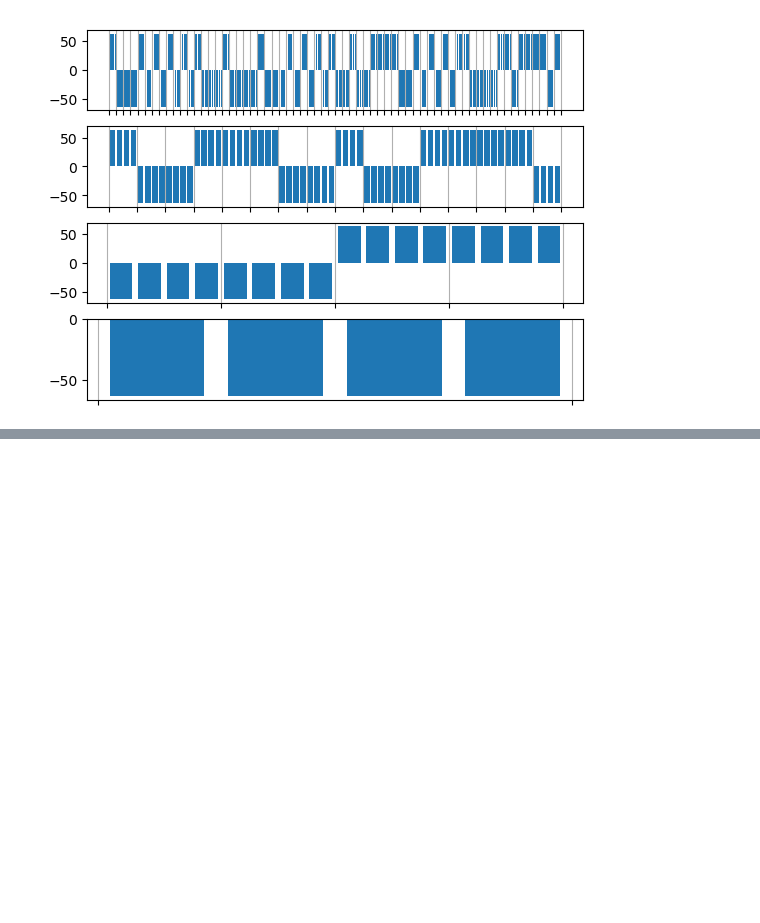
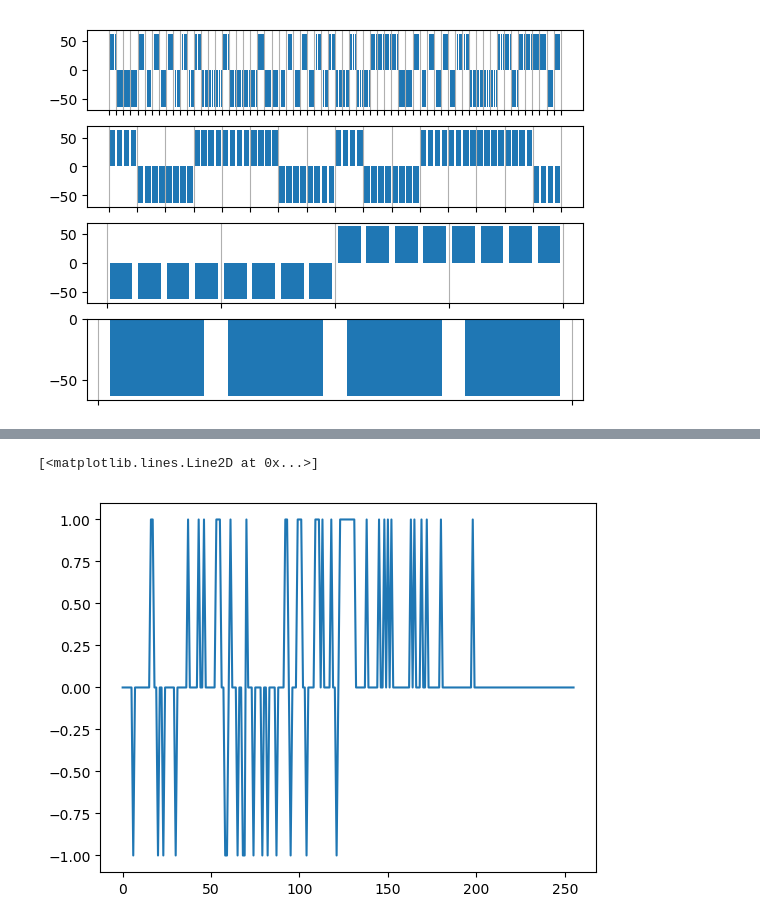
Before and after one commit to benhoyle/var_processor, a Jupyter notebook: 2020-05-02 - Stack Development.ipynb, the cells around one changed output, grey strips where cells are left out. Cells and saved outputs as stored; diff of their text form; code cells hidden in the pictures; blank space fills up the shorter version.

```diff
--- a/2020-05-02 - Stack Development.ipynb
+++ b/2020-05-02 - Stack Development.ipynb
@@ -104,0 +122,8 @@ plt.show()
+# %%
+for _ in range(0, 500):
+    frame = sensor.get_frame()
+# %%
+plt.plot(frame)
+# %% [output]
+[<matplotlib.lines.Line2D at 0x...>]
+[figure, added]
```
Also changed, not shown: parts of 16 cells of this notebook, 3 other files.
